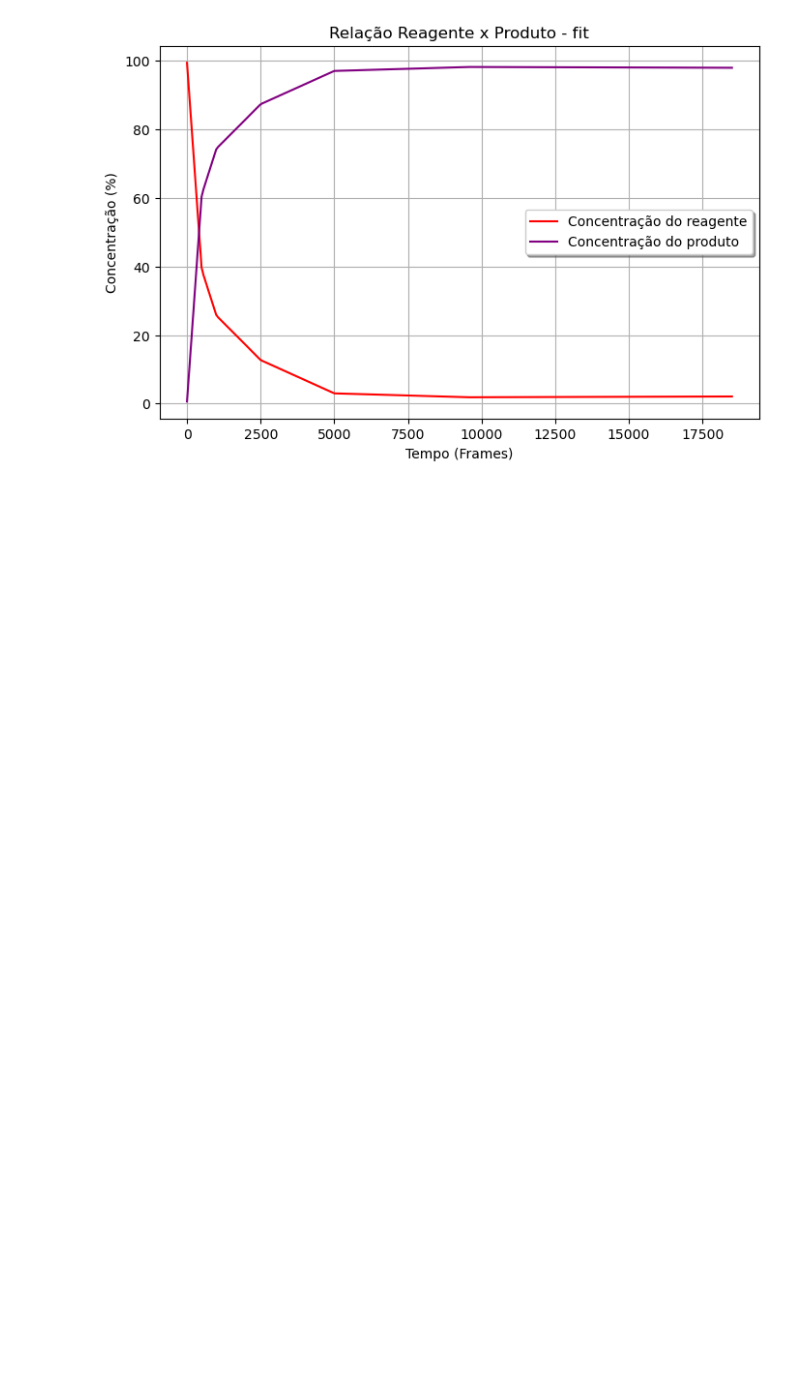
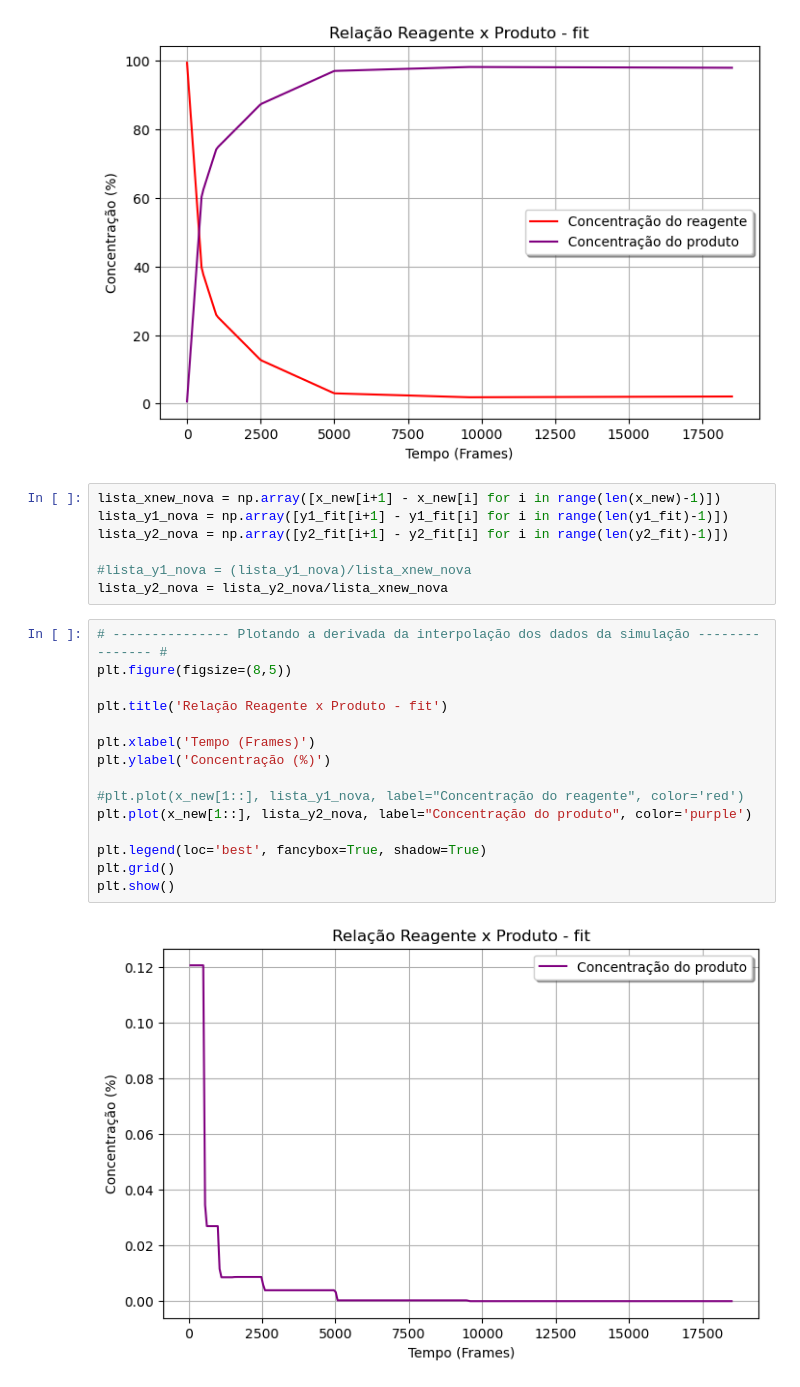
Before and after one commit to alicevk/cinetica-quimica, a Jupyter notebook: graficos.ipynb, the cells around one changed output. Saved outputs shown, nothing was run; the diff lists cells and outputs as text; blank space fills up the shorter version.

Commit message:
Gráfico das derivadas

```diff
--- a/graficos.ipynb
+++ b/graficos.ipynb
@@ -81,3 +81,27 @@ plt.grid()
 plt.show()
 # %% [output]
 [figure]
+# %%
+lista_xnew_nova = np.array([x_new[i+1] - x_new[i] for i in range(len(x_new)-1)])
+lista_y1_nova = np.array([y1_fit[i+1] - y1_fit[i] for i in range(len(y1_fit)-1)])
+lista_y2_nova = np.array([y2_fit[i+1] - y2_fit[i] for i in range(len(y2_fit)-1)])
+
+#lista_y1_nova = (lista_y1_nova)/lista_xnew_nova
+lista_y2_nova = lista_y2_nova/lista_xnew_nova
+# %%
+# --------------- Plotando a derivada da interpolação dos dados da simulação --------------- #
+plt.figure(figsize=(8,5))
+
+plt.title('Relação Reagente x Produto - fit')
+
+plt.xlabel('Tempo (Frames)')
+plt.ylabel('Concentração (%)')
+
+#plt.plot(x_new[1::], lista_y1_nova, label="Concentração do reagente", color='red')
+plt.plot(x_new[1::], lista_y2_nova, label="Concentração do produto", color='purple')
+
+plt.legend(loc='best', fancybox=True, shadow=True)
+plt.grid()
+plt.show()
+# %% [output]
+[figure, added]
```
